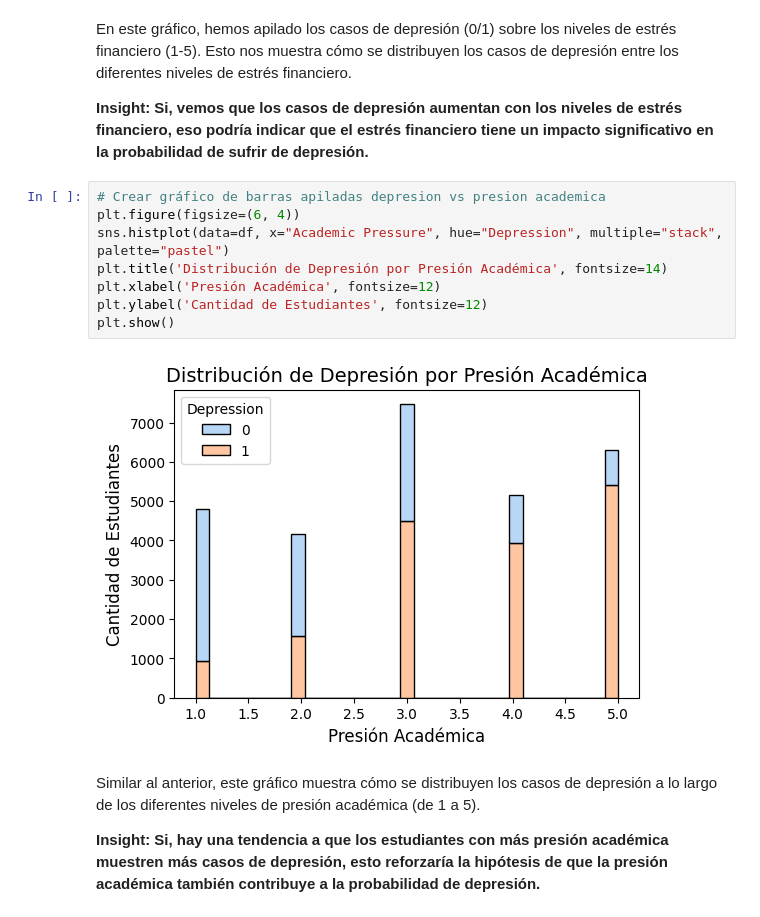
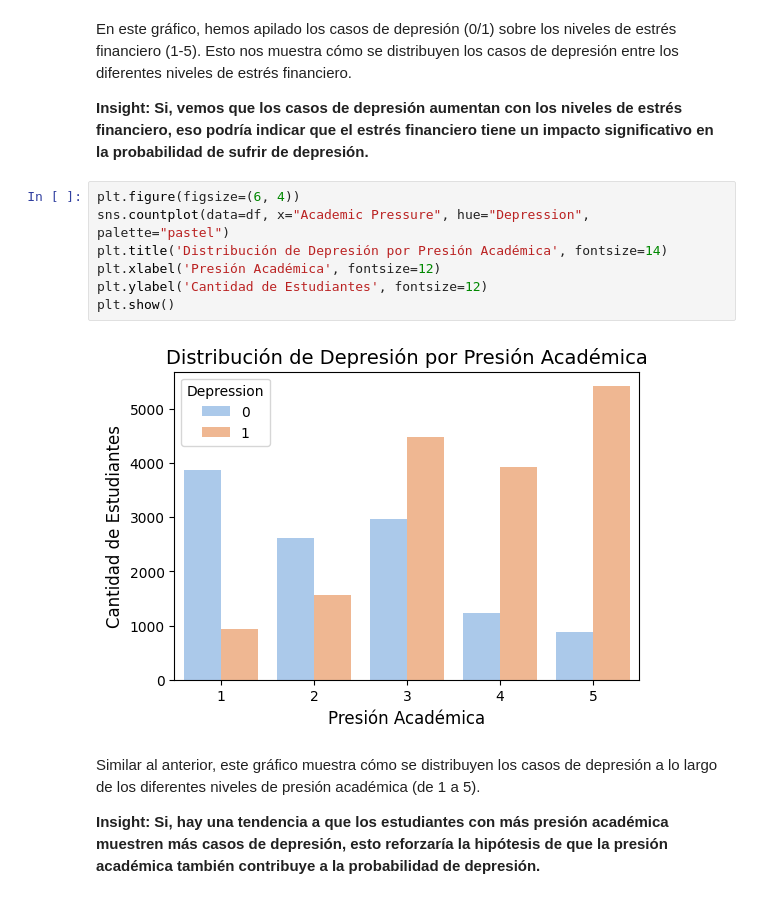
Before and after one commit to FlorMauves/ProyectoDS_StudentDepression_MauvesinTogel, a Jupyter notebook: ProyectoDS_StudenDepression_MauvesinTogel.ipynb, the cells around one changed output. Drawn from its saved outputs; the diff is of its cells as text.

```diff
--- a/ProyectoDS_StudenDepression_MauvesinTogel.ipynb
+++ b/ProyectoDS_StudenDepression_MauvesinTogel.ipynb
@@ -610,15 +609,14 @@ En este gráfico, hemos apilado los casos de depresión (0/1) sobre los niveles
 
 **Insight: Si, vemos que los casos de depresión aumentan con los niveles de estrés financiero, eso podría indicar que el estrés financiero tiene un impacto significativo en la probabilidad de sufrir de depresión.**
 # %%
-# Crear gráfico de barras apiladas depresion vs presion academica
 plt.figure(figsize=(6, 4))
-sns.histplot(data=df, x="Academic Pressure", hue="Depression", multiple="stack", palette="pastel")
+sns.countplot(data=df, x="Academic Pressure", hue="Depression", palette="pastel")
 plt.title('Distribución de Depresión por Presión Académica', fontsize=14)
 plt.xlabel('Presión Académica', fontsize=12)
 plt.ylabel('Cantidad de Estudiantes', fontsize=12)
 plt.show()
 # %% [output]
-[figure, old version]
+[figure, new version]
 # %% [markdown]
 Similar al anterior, este gráfico muestra cómo se distribuyen los casos de depresión a lo largo de los diferentes niveles de presión académica (de 1 a 5).
 
```
Also changed, not shown: parts of 3 cells of this notebook.
